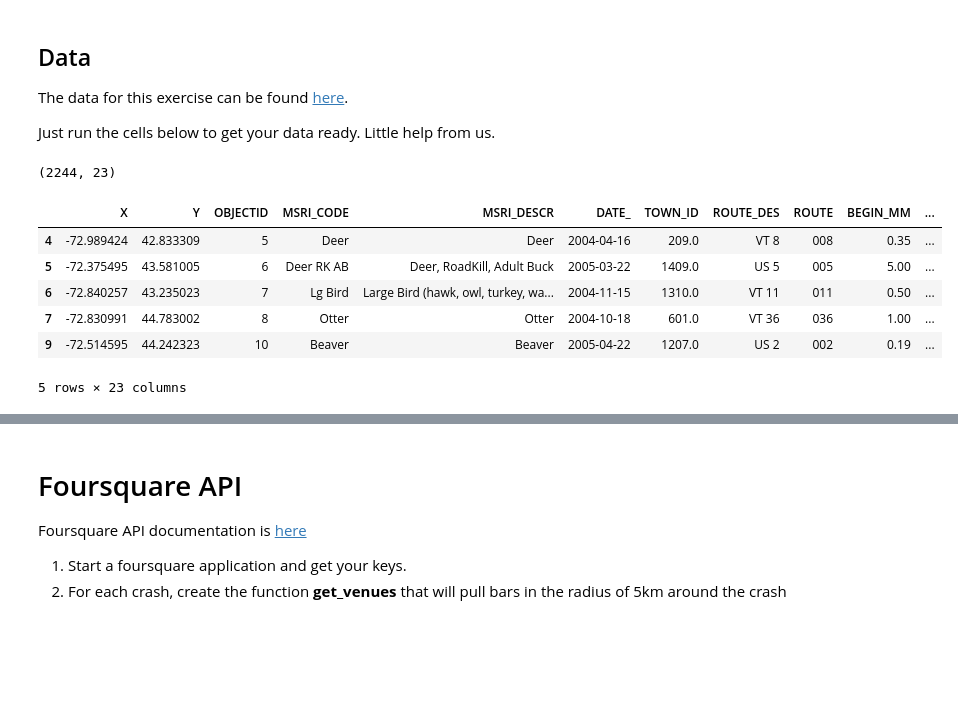
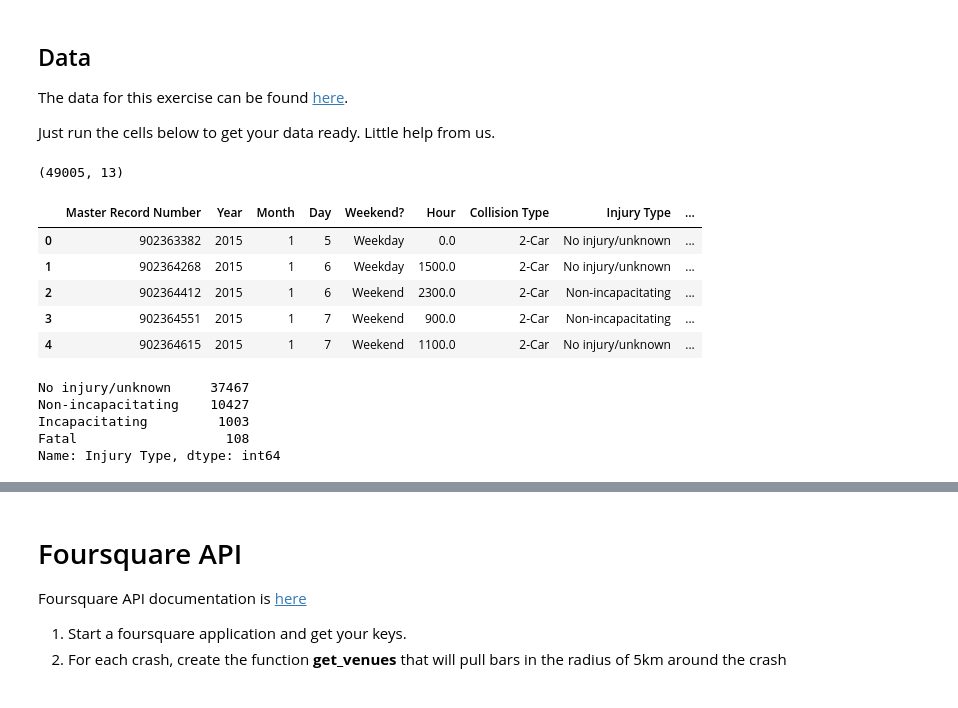
Before and after one commit to OswaldoU/Other_data_types_exercise, a Jupyter notebook: Data_wrangling_challenge.ipynb, the cells around one changed output, grey strips where cells are left out. Drawn from its saved outputs; the diff is of its cells as text; code cells hidden in the pictures; blank space fills up the shorter version.

Commit message:
updated Data_wrangling_challenge

```diff
--- a/Data_wrangling_challenge.ipynb
+++ b/Data_wrangling_challenge.ipynb
@@ -20,19 +21,26 @@ import os
 # %%
-data = pd.read_csv("monroe-county-crash-data2003-to-2015.csv", encoding="unicode_escape")
+data = pd.read_csv("/Users/Oswal/Documents/GitHub/Other_data_types_exercise/monroe-county-crash-data2003-to-2015.csv", encoding="unicode_escape")
 # ========================
 # preparing data
 data.dropna(subset=['Latitude', 'Longitude'], inplace=True)
 # creation of variable with lon and lat together
 data['ll'] = data['Latitude'].astype(str) + ',' + data['Longitude'].astype(str)
 data = data[data['ll'] != '0.0,0.0']
 print(data.shape)
 data.head()
 # %% [output]
-(2244, 23)
+(49005, 13)
-|  | X | Y | OBJECTID | MSRI_CODE | MSRI_DESCR | DATE_ | TOWN_ID | ROUTE_DES | ROUTE | BEGIN_MM | ... |
-| 4 | -72.989424 | 42.833309 | 5 | Deer | Deer | 2004-04-16 | 209.0 | VT 8 | 008 | 0.35 | ... |
-| 5 | -72.375495 | 43.581005 | 6 | Deer RK AB | Deer, RoadKill, Adult Buck | 2005-03-22 | 1409.0 | US 5 | 005 | 5.00 | ... |
-| 6 | -72.840257 | 43.235023 | 7 | Lg Bird | Large Bird (hawk, owl, turkey, wa... | 2004-11-15 | 1310.0 | VT 11 | 011 | 0.50 | ... |
-| 7 | -72.830991 | 44.783002 | 8 | Otter | Otter | 2004-10-18 | 601.0 | VT 36 | 036 | 1.00 | ... |
-| 9 | -72.514595 | 44.242323 | 10 | Beaver | Beaver | 2005-04-22 | 1207.0 | US 2 | 002 | 0.19 | ... |
+|  | Master Record Number | Year | Month | Day | Weekend? | Hour | Collision Type | Injury Type | ... |
+| 0 | 902363382 | 2015 | 1 | 5 | Weekday | 0.0 | 2-Car | No injury/unknown | ... |
+| 1 | 902364268 | 2015 | 1 | 6 | Weekday | 1500.0 | 2-Car | No injury/unknown | ... |
+| 2 | 902364412 | 2015 | 1 | 6 | Weekend | 2300.0 | 2-Car | Non-incapacitating | ... |
+| 3 | 902364551 | 2015 | 1 | 7 | Weekend | 900.0 | 2-Car | Non-incapacitating | ... |
+| 4 | 902364615 | 2015 | 1 | 7 | Weekend | 1100.0 | 2-Car | No injury/unknown | ... |
-5 rows × 23 columns
+# %%
+data['Injury Type'].value_counts()
+# %% [output]
+No injury/unknown     37467
+Non-incapacitating    10427
+Incapacitating         1003
+Fatal                   108
+Name: Injury Type, dtype: int64
```
Also changed, not shown: parts of 16 cells of this notebook.
